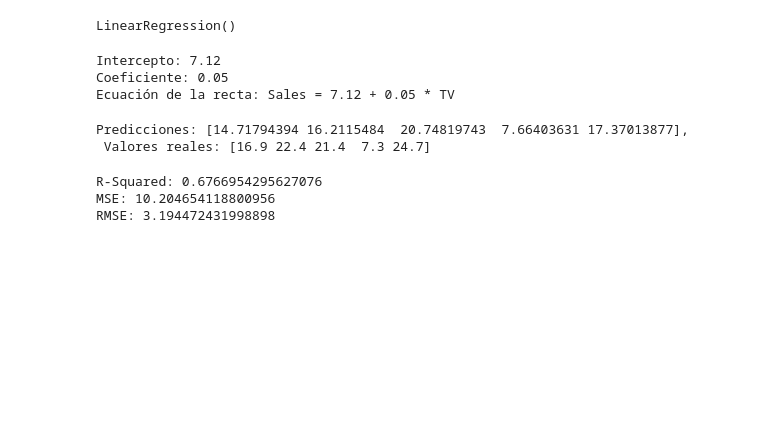
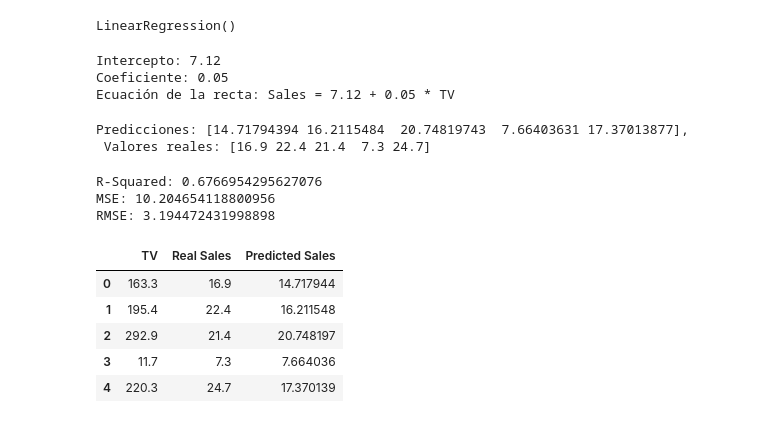
Before and after one commit to Spek7ro/Machine_Learning_Projects, a Jupyter notebook: Notebooks/RegresiónLineal_Simple_Múltiple.ipynb, the cells around one changed output. Drawn from its saved outputs; the diff is of its cells as text; code cells hidden in the pictures; blank space fills up the shorter version.

```diff
--- a/Notebooks/RegresiónLineal_Simple_Múltiple.ipynb
+++ b/Notebooks/RegresiónLineal_Simple_Múltiple.ipynb
@@ -130,3 +130,18 @@ print('RMSE:', rmse)
 R-Squared: 0.6766954295627076
 MSE: 10.204654118800956
 RMSE: 3.194472431998898
+# %%
+sales_comp = pd.DataFrame({
+    "TV": X_test.values.flatten(),
+    "Real Sales": y_test.values.flatten(),
+    "Predicted Sales": y_pred.flatten()
+})
+
+sales_comp.head()
+# %% [output]
+|  | TV | Real Sales | Predicted Sales |
+| 0 | 163.3 | 16.9 | 14.717944 |
+| 1 | 195.4 | 22.4 | 16.211548 |
+| 2 | 292.9 | 21.4 | 20.748197 |
+| 3 | 11.7 | 7.3 | 7.664036 |
+| 4 | 220.3 | 24.7 | 17.370139 |
```
Also changed, not shown: parts of 1 cell of this notebook.
